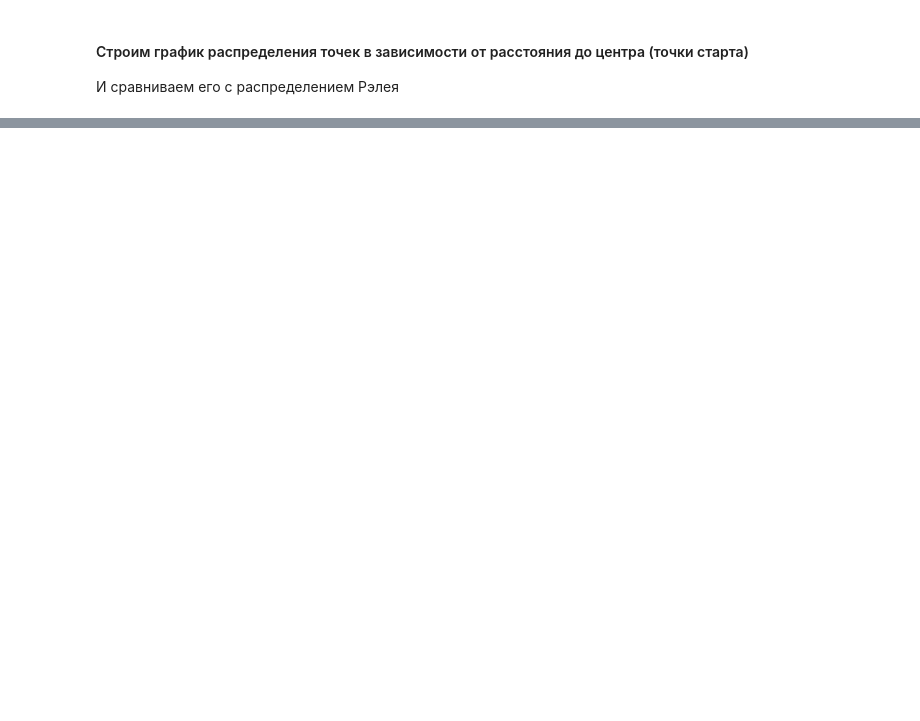
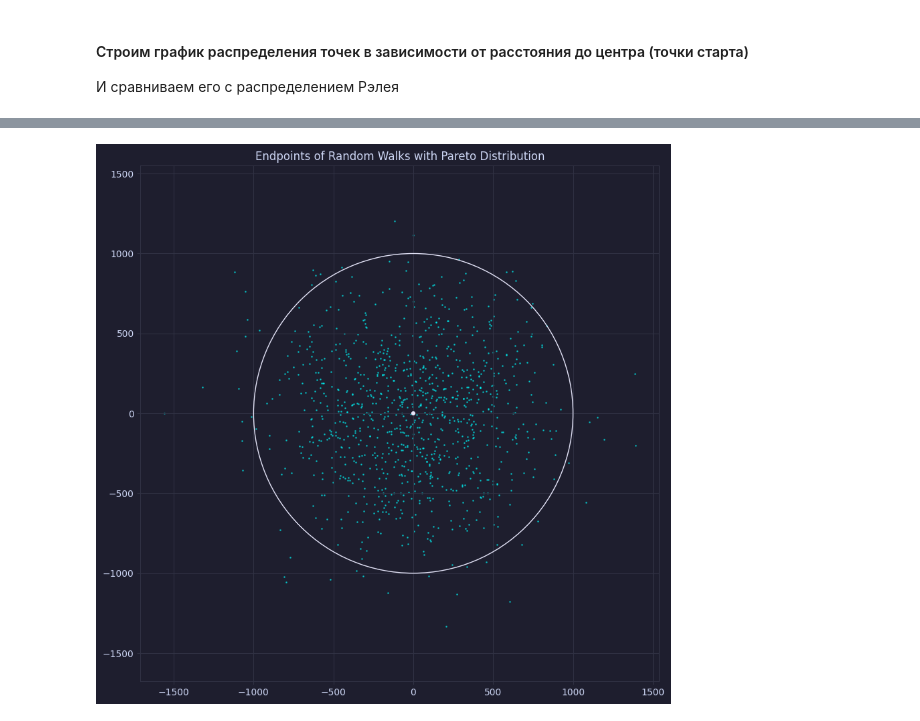
Before and after one commit to lasashq/RandomWalk, a Jupyter notebook: main.ipynb, the cells around one changed output, grey strips where cells are left out. Cells and saved outputs as stored; diff of their text form; code cells hidden in the pictures; blank space fills up the shorter version.

```diff
--- a/main.ipynb
+++ b/main.ipynb
@@ -70,12 +67,10 @@ plot_random_paths(graph, distr="normal")
 
 Траектории рисовать не будем, их слишком много, по такому графику мы ничего не прочитаем.
 # %%
-def calculate_endpoints(num_paths, N=N, L=L, distr="normal", alpha=3.0):
+def calculate_endpoints(num_paths=1000, N=N, L=L, distr="normal", alpha=3.0):
     endpoints = np.zeros((num_paths, 2))
     for i in range(num_paths):
         path = random_path(N, L, distr, alpha)
         endpoints[i, 0] = path[0, -1]
         endpoints[i, 1] = path[1, -1]
     return endpoints
-
-normal_endpoints = calculate_endpoints(num_paths=1000, distr="normal", alpha=3.0)
@@ -147,0 +146,6 @@ plot_distance_histogram(normal_distances)
+# %%
+pareto_endpoints = calculate_endpoints(num_paths=1000, distr="pareto", alpha=4.0)
+# %%
+plot_endpoints(pareto_endpoints, distr="pareto")
+# %% [output]
+[figure, added]
```
Also changed, not shown: parts of 14 cells of this notebook, 1 other file.
